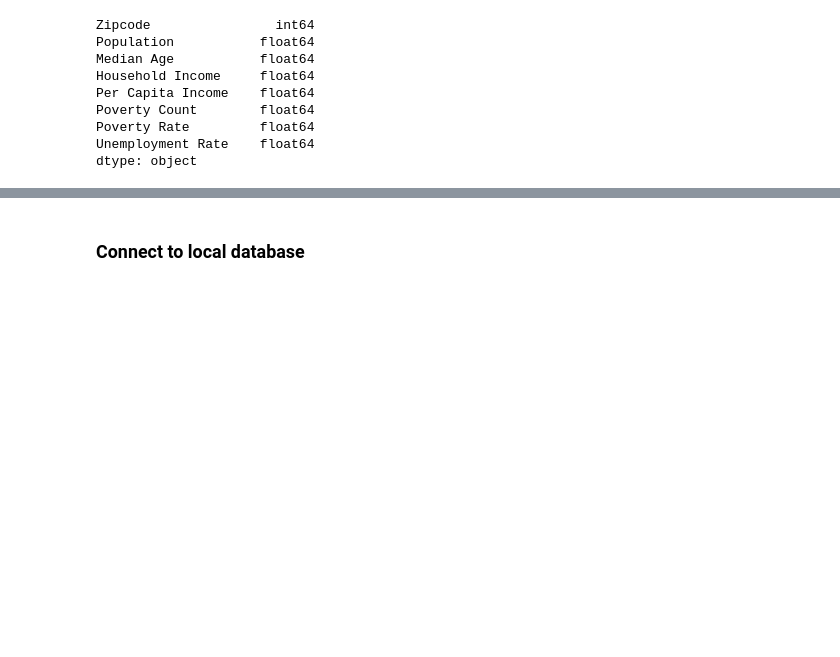
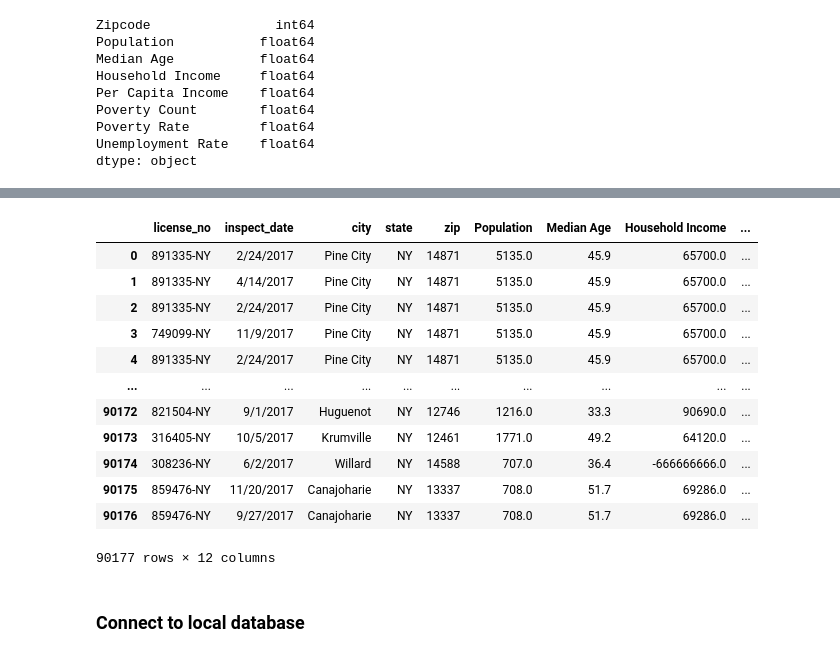
Before and after one commit to keithhorbin/Food-Inspection-ETL, a Jupyter notebook: Stone work/ETL.ipynb, the cells around one changed output, grey strips where cells are left out. Cells and saved outputs as stored; diff of their text form; code cells hidden in the pictures; blank space fills up the shorter version.

```diff
--- a/Stone work/ETL.ipynb
+++ b/Stone work/ETL.ipynb
@@ -263,6 +263,25 @@ census_data_df.head()
 | 2 | 00603 | 50135.0 | 40.4 | 16645.0 | 10897.0 | 25176.0 | 50.216416 | ... |
 | 3 | 00606 | 6304.0 | 42.8 | 13387.0 | 5960.0 | 4092.0 | 64.911168 | ... |
 | 4 | 00610 | 27590.0 | 41.4 | 18741.0 | 9266.0 | 12553.0 | 45.498369 | ... |
+# %%
+#Merge the data sets
+city_health_data = merge_df.merge(census_data_df, on = 'zip')
+
+city_health_data
+# %% [output]
+|  | license_no | inspect_date | city | state | zip | Population | Median Age | Household Income | ... |
+| 0 | 891335-NY | 2/24/2017 | Pine City | NY | 14871 | 5135.0 | 45.9 | 65700.0 | ... |
+| 1 | 891335-NY | 4/14/2017 | Pine City | NY | 14871 | 5135.0 | 45.9 | 65700.0 | ... |
+| 2 | 891335-NY | 2/24/2017 | Pine City | NY | 14871 | 5135.0 | 45.9 | 65700.0 | ... |
+| 3 | 749099-NY | 11/9/2017 | Pine City | NY | 14871 | 5135.0 | 45.9 | 65700.0 | ... |
+| 4 | 891335-NY | 2/24/2017 | Pine City | NY | 14871 | 5135.0 | 45.9 | 65700.0 | ... |
+| ... | ... | ... | ... | ... | ... | ... | ... | ... | ... |
+| 90172 | 821504-NY | 9/1/2017 | Huguenot | NY | 12746 | 1216.0 | 33.3 | 90690.0 | ... |
+| 90173 | 316405-NY | 10/5/2017 | Krumville | NY | 12461 | 1771.0 | 49.2 | 64120.0 | ... |
+| 90174 | 308236-NY | 6/2/2017 | Willard | NY | 14588 | 707.0 | 36.4 | -666666666.0 | ... |
+| 90175 | 859476-NY | 11/20/2017 | Canajoharie | NY | 13337 | 708.0 | 51.7 | 69286.0 | ... |
+| 90176 | 859476-NY | 9/27/2017 | Canajoharie | NY | 13337 | 708.0 | 51.7 | 69286.0 | ... |
+90177 rows × 12 columns
 # %% [markdown]
 ### Connect to local database
 # %% [markdown]
```
Also changed, not shown: parts of 1 cell of this notebook.
